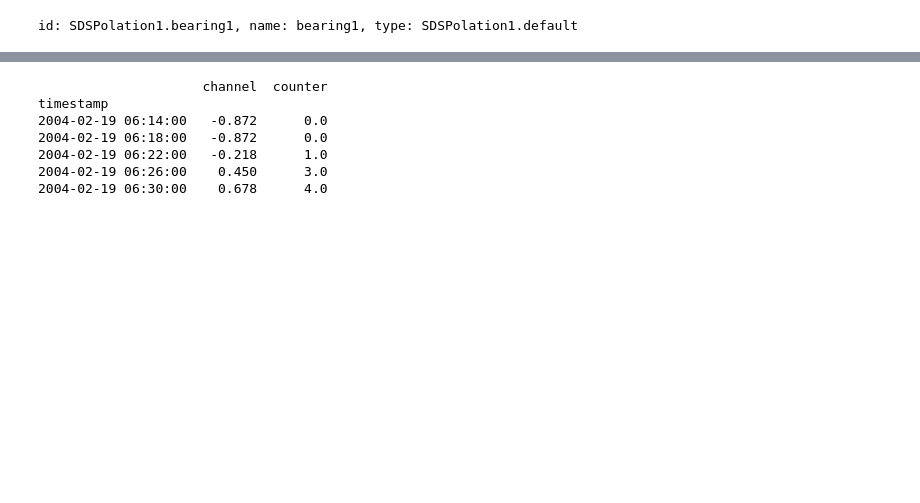
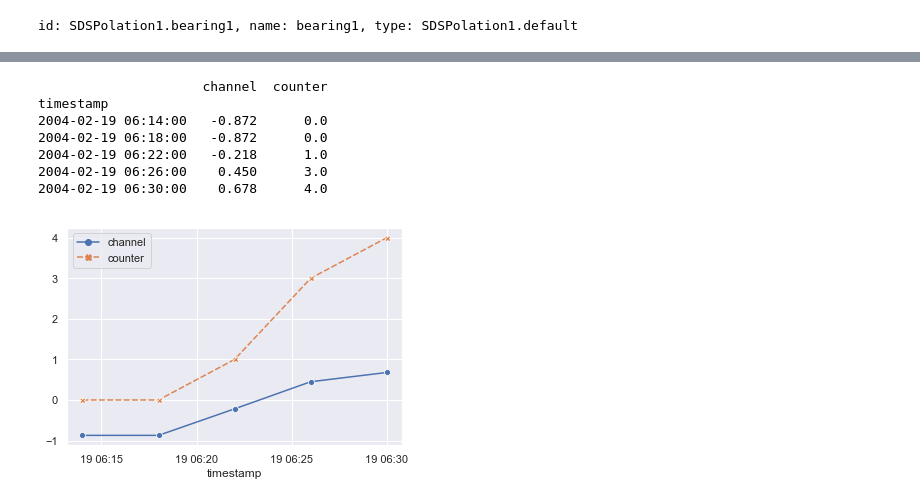
Before and after one commit to m0fff/OCS, a Jupyter notebook: API/sds_inter_extra_polation.ipynb, the cells around one changed output, grey strips where cells are left out. Drawn from its saved outputs; the diff is of its cells as text; code cells hidden in the pictures; blank space fills up the shorter version.

```diff
--- a/API/sds_inter_extra_polation.ipynb
+++ b/API/sds_inter_extra_polation.ipynb
@@ -251,19 +263,27 @@ timestamp
 # %%
 # query for an interpolated data using the stream view to map to the second type created which specifies stepwise interpolation for the counter property
-response = ocsClient.Streams.getRangeValuesInterpolated(namespace_id,stream_id=stream_id,value_class=None,start=start_datetime,end=end_datetime,count=5,stream_view_id=f'{example_prefix}Stepwise')
+response = ocsClient.Streams.getRangeValuesInterpolated(namespace_id,
+                                                        stream_id=stream_id,
+                                                        value_class=None,
+                                                        start=start_datetime,
+                                                        end=end_datetime,
+                                                        count=5,
+                                                        stream_view_id=f'{example_prefix}Stepwise')
 # put it in a dataframe for exploring/displaying
 df_stepwise = pd.DataFrame.from_dict(response)
 df_stepwise['timestamp'] = pd.to_datetime(df_stepwise['timestamp'],infer_datetime_format=True)
 df_stepwise.set_index('timestamp', inplace=True)
 print(df_stepwise)
+ax = sns.lineplot(data=df_stepwise,markers=True)
 # %% [output]
                      channel  counter
 timestamp
 2004-02-19 06:14:00   -0.872      0.0
 2004-02-19 06:18:00   -0.872      0.0
 2004-02-19 06:22:00   -0.218      1.0
 2004-02-19 06:26:00    0.450      3.0
 2004-02-19 06:30:00    0.678      4.0
+[figure, added]
 # %%
 # query for an interpolated data using the stream view to map to the third type which specifies stepwise for counter and no extrapolation for the type
 response = ocsClient.Streams.getRangeValuesInterpolated(namespace_id,stream_id=stream_id,value_class=None,start=start_datetime,end=end_datetime,count=5,stream_view_id=f'{example_prefix}ExtraNone')
```
Also changed, not shown: parts of 10 cells of this notebook.
